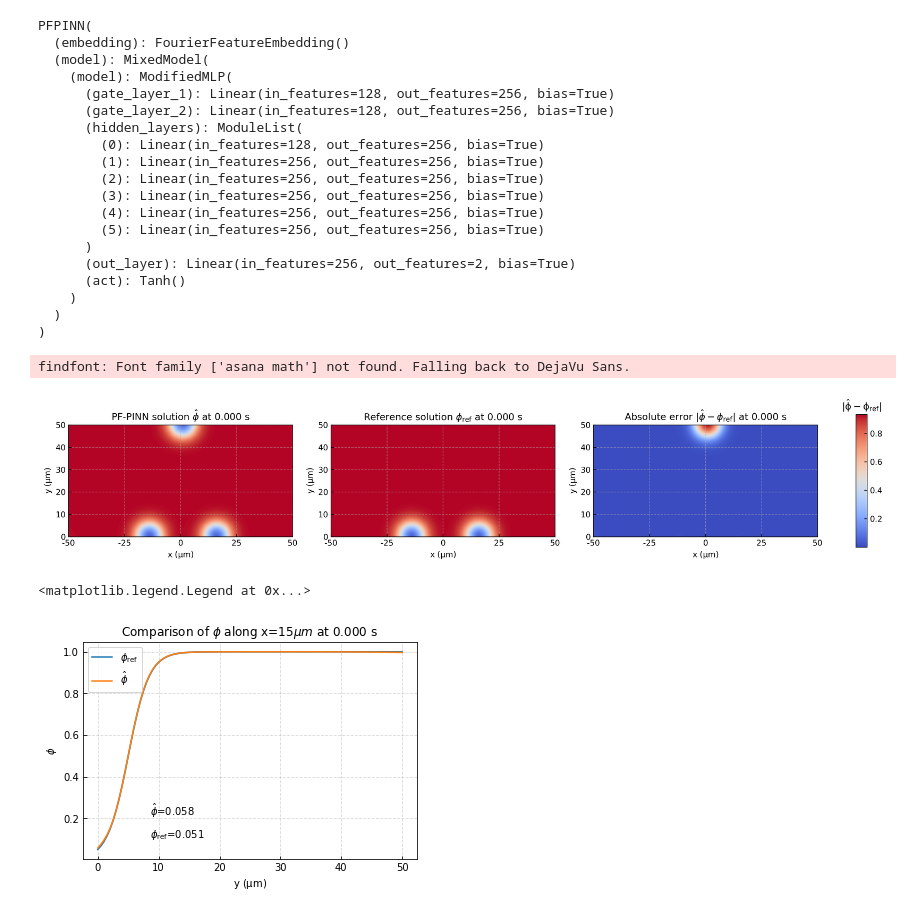
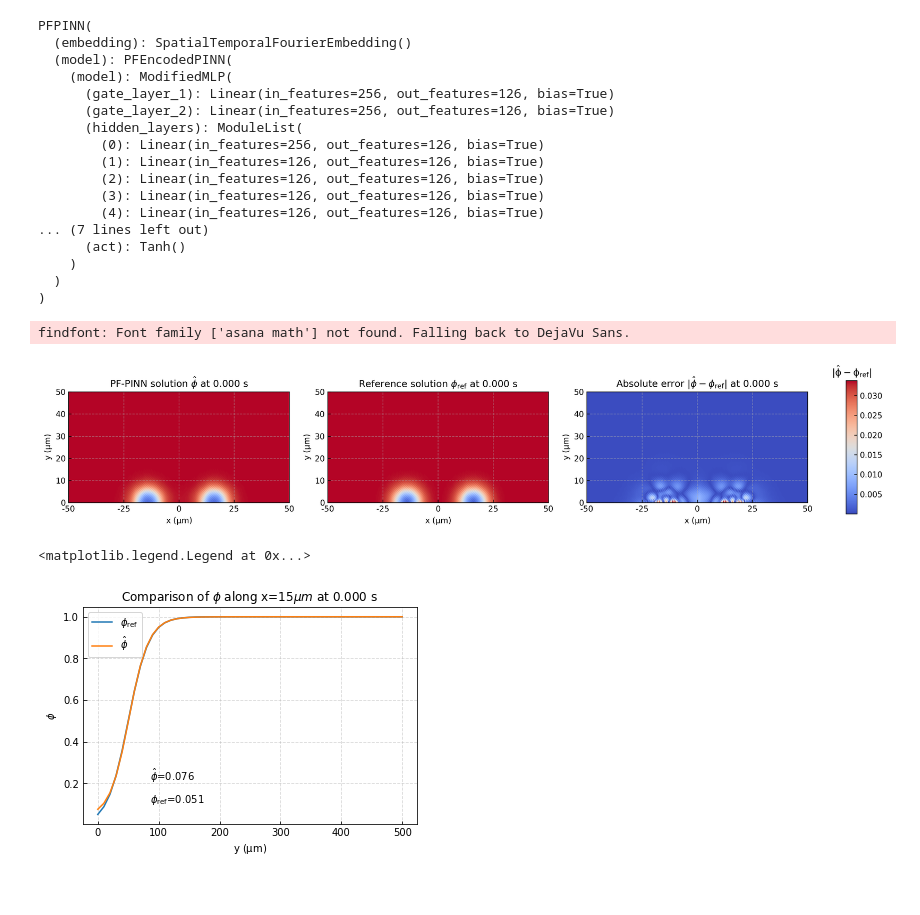
Before and after one commit to NanxiiChen/sharp-pinns, a Jupyter notebook: eval-2pits.ipynb, the cells around one changed output. Drawn from its saved outputs; the diff is of its cells as text; code cells hidden in the pictures.

```diff
--- a/eval-2pits.ipynb
+++ b/eval-2pits.ipynb
@@ -32,7 +32,7 @@ configs = {
 rc.update(configs)
 # save_root = "./figures/"
 # %%
-model_dir = "/root/tf-logs/3pits-baseline-1002/model-12000.pt"
+model_dir = "/root/tf-logs/2pits-baseline-1031-500epoch/model-500.pt"
 
 import torch
 import pf_pinn as pfp
@@ -46,20 +46,18 @@ net.load_state_dict(torch.load(model_dir))
 net
 # %% [output]
 PFPINN(
-  (embedding): FourierFeatureEmbedding()
-  (model): MixedModel(
+  (embedding): SpatialTemporalFourierEmbedding()
+  (model): PFEncodedPINN(
     (model): ModifiedMLP(
-      (gate_layer_1): Linear(in_features=128, out_features=256, bias=True)
-      (gate_layer_2): Linear(in_features=128, out_features=256, bias=True)
+      (gate_layer_1): Linear(in_features=256, out_features=126, bias=True)
+      (gate_layer_2): Linear(in_features=256, out_features=126, bias=True)
       (hidden_layers): ModuleList(
-        (0): Linear(in_features=128, out_features=256, bias=True)
-        (1): Linear(in_features=256, out_features=256, bias=True)
-        (2): Linear(in_features=256, out_features=256, bias=True)
-        (3): Linear(in_features=256, out_features=256, bias=True)
-        (4): Linear(in_features=256, out_features=256, bias=True)
-        (5): Linear(in_features=256, out_features=256, bias=True)
-      )
-      (out_layer): Linear(in_features=256, out_features=2, bias=True)
+        (0): Linear(in_features=256, out_features=126, bias=True)
+        (1): Linear(in_features=126, out_features=126, bias=True)
+        (2): Linear(in_features=126, out_features=126, bias=True)
+        (3): Linear(in_features=126, out_features=126, bias=True)
+        (4): Linear(in_features=126, out_features=126, bias=True)
+... (7 lines left out)
       (act): Tanh()
     )
   )
@@ -67,7 +65,7 @@ PFPINN(
 # %%
 tic = 0.0
 
-mesh_points = np.load("./data/2pits-refined/mesh_points.npy") * 1e4
+mesh_points = np.load("./data/2d-2pits/mesh_points.npy") * 1e4
 gs = gridspec.GridSpec(1, 4, width_ratios=[1, 1, 1, 0.05])
 fig = plt.figure(figsize=(15, 3), dpi=300)
 tic_tensor = torch.ones(mesh_points.shape[0], 1).view(-1, 1) * 0.0 * 1e-1
@@ -87,7 +85,7 @@ ax.set(
     title=r"PF-PINN solution $\hat\phi$" + " at "+ f"{tic:.3f} s"
 )
 
-truth = np.load("./data/2pits-refined/sol-" + f"{tic:.3f}.npy")
+truth = np.load("./data/2d-2pits/sol-" + f"{tic:.3f}.npy")
 # if np.abs(tic) < 1e-5:
 #     truth_phi = 1 - (1 - np.tanh(np.sqrt(OMEGA_PHI) /
 #                                  np.sqrt(2 * ALPHA_PHI) * \
@@ -100,34 +98,34 @@ diff = np.abs(truth[:, 0] - sol[:, 0])
 ax = fig.add_subplot(gs[1])
 ax.scatter(mesh_points[:, 0], mesh_points[:, 1], c=truth[:, 0], cmap='coolwarm', vmin=0, vmax=1)
 ax.xaxis.set_major_formatter(plt.FuncFormatter(lambda x, pos: f'{x*1e2:.0f}'))
 ax.yaxis.set_major_formatter(plt.FuncFormatter(lambda x, pos: f'{x*1e2:.0f}'))
 ax.xaxis.set_major_locator(plt.MultipleLocator(0.25))
 ax.set(
     xlabel="x " + r"$\mathrm{(\mu m)}$", ylabel="y " + r"$\mathrm{(\mu m)}$", aspect='equal',
     xlim=(-0.5, 0.5), ylim=(0, 0.5),
     title=r"Reference solution $\phi_{\mathrm{ref}}$" + " at "+ f"{tic:.3f} s"
 )
 
 ax = fig.add_subplot(gs[2])
 error = ax.scatter(mesh_points[:, 0], mesh_points[:, 1], c=diff, cmap='coolwarm')
 # ax.scatter(mesh_points[:, 0], mesh_points[:, 1], c=truth[:, 0], cmap='coolwarm', vmin=0, vmax=1)
 ax.xaxis.set_major_formatter(plt.FuncFormatter(lambda x, pos: f'{x*1e2:.0f}'))
 ax.yaxis.set_major_formatter(plt.FuncFormatter(lambda x, pos: f'{x*1e2:.0f}'))
 ax.xaxis.set_major_locator(plt.MultipleLocator(0.25))
 ax.set(
     xlabel="x " + r"$\mathrm{(\mu m)}$", ylabel="y " + r"$\mathrm{(\mu m)}$", aspect='equal',
     xlim=(-0.5, 0.5), ylim=(0, 0.5),
     title=r"Absolute error $|\hat\phi - \phi_{\mathrm{ref}}|$" + " at "+ f"{tic:.3f} s"
 )
 
 ax_bar = fig.add_subplot(gs[3])
 cbar = fig.colorbar(error, cax=ax_bar)
 ax_bar.set_title(r"$\mathrm{|\hat\phi - \phi_{\mathrm{ref}}|}$", loc='center')
 plt.tight_layout()
 # plt.savefig("out.jpg", dpi=300, bbox_inches='tight')
 # %% [output]
 findfont: Font family ['asana math'] not found. Falling back to DejaVu Sans.
-[figure, old version]
+[figure, new version]
 # %%
 idx_yaxis = np.where(np.abs(mesh_points[:, 0]-0.15) < 1e-5)[0]
 y_axis = mesh_points[idx_yaxis]
@@ -140,7 +138,7 @@ ax.set(
     xlabel="y " + r"$\mathrm{(\mu m)}$", ylabel=r"$\phi$",
     title=r"Comparison of $\phi$ along x=15$\mu m$ at " + f"{tic:.3f} s"
 )
-ax.xaxis.set_major_formatter(plt.FuncFormatter(lambda x, pos: f'{x*1e2:.0f}'))
+ax.xaxis.set_major_formatter(plt.FuncFormatter(lambda x, pos: f'{x*1e3:.0f}'))
 
 ax.text(0.2, 0.1, "$\phi_{\mathrm{ref}}$" + "=" + f"{y_axis_truth[-1, 0]:.3f}", transform=ax.transAxes)
 ax.text(0.2, 0.2, "$\hat\phi$" + "=" + f"{y_axis_sol[-1, 0]:.3f}", transform=ax.transAxes)
@@ -159,7 +157,7 @@ ax.legend()
 # plt.savefig("out-y.jpg", dpi=300, bbox_inches='tight')
 # %% [output]
 <matplotlib.legend.Legend at 0x...>
-[figure, old version]
+[figure, new version]
 # %%
 idx_xaxis = np.where(np.abs(mesh_points[:, 1]) < 1e-5)[0]
 x_axis = mesh_points[idx_xaxis]
```
Also changed, not shown: parts of 2 cells of this notebook, 9 other files.
